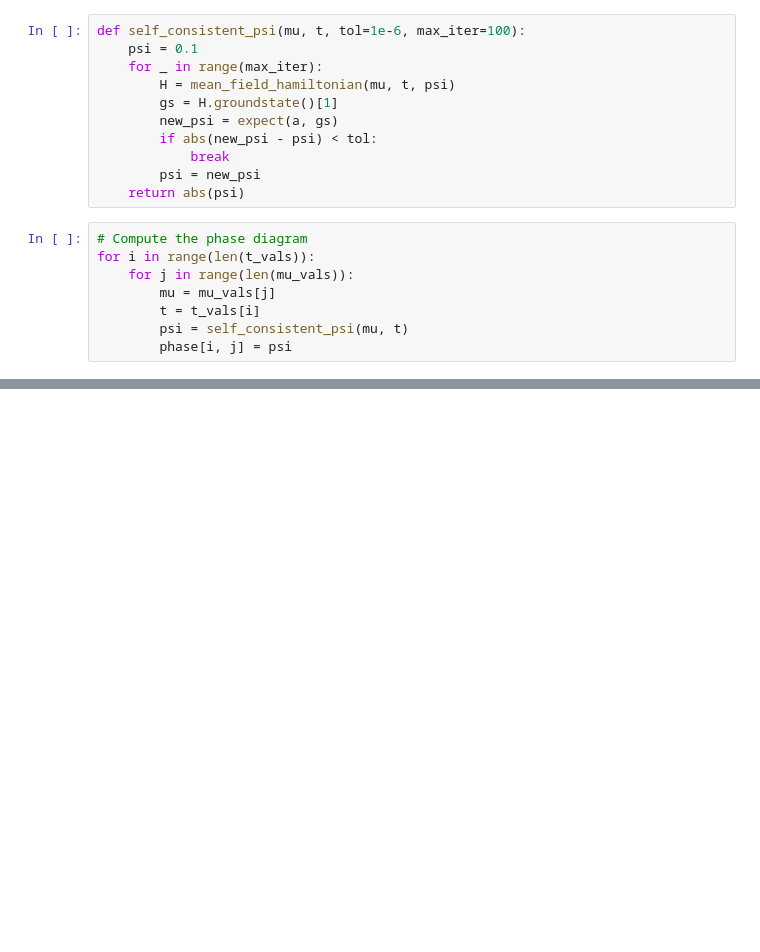
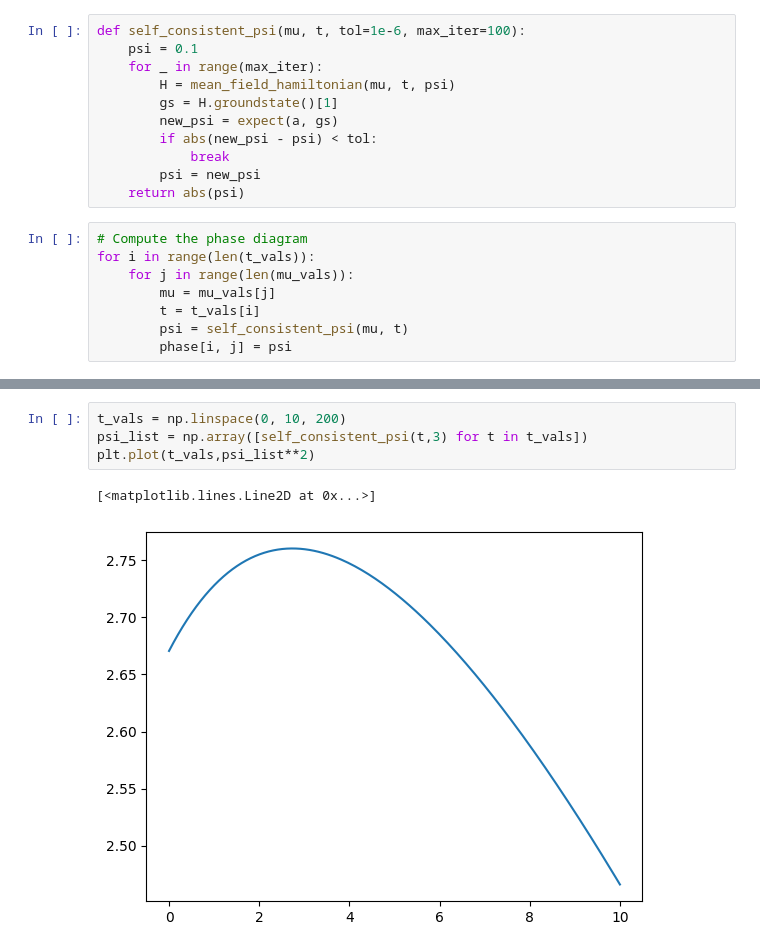
Before and after one commit to ramanujraman/Bose-Hubbard-Model, a Jupyter notebook: mean_field_qutip.ipynb, the cells around one changed output, grey strips where cells are left out. Cells and saved outputs as stored; diff of their text form; blank space fills up the shorter version.

```diff
--- a/mean_field_qutip.ipynb
+++ b/mean_field_qutip.ipynb
@@ -56,0 +57,7 @@ plt.show()
+# %%
+t_vals = np.linspace(0, 10, 200)
+psi_list = np.array([self_consistent_psi(t,3) for t in t_vals])
+plt.plot(t_vals,psi_list**2)
+# %% [output]
+[<matplotlib.lines.Line2D at 0x...>]
+[figure, added]
```
Also changed, not shown: parts of 1 cell of this notebook, 1 other file.
